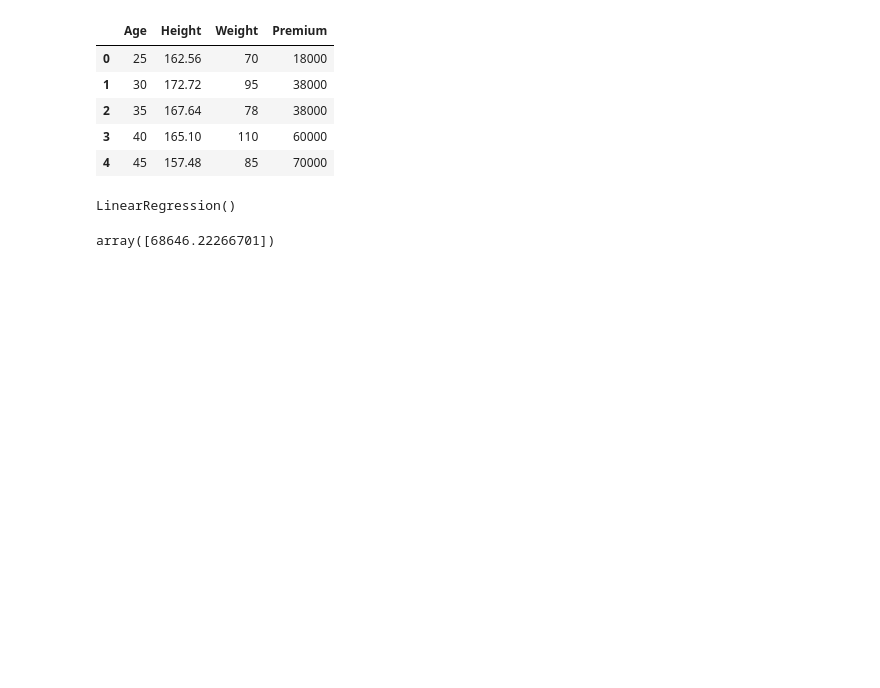
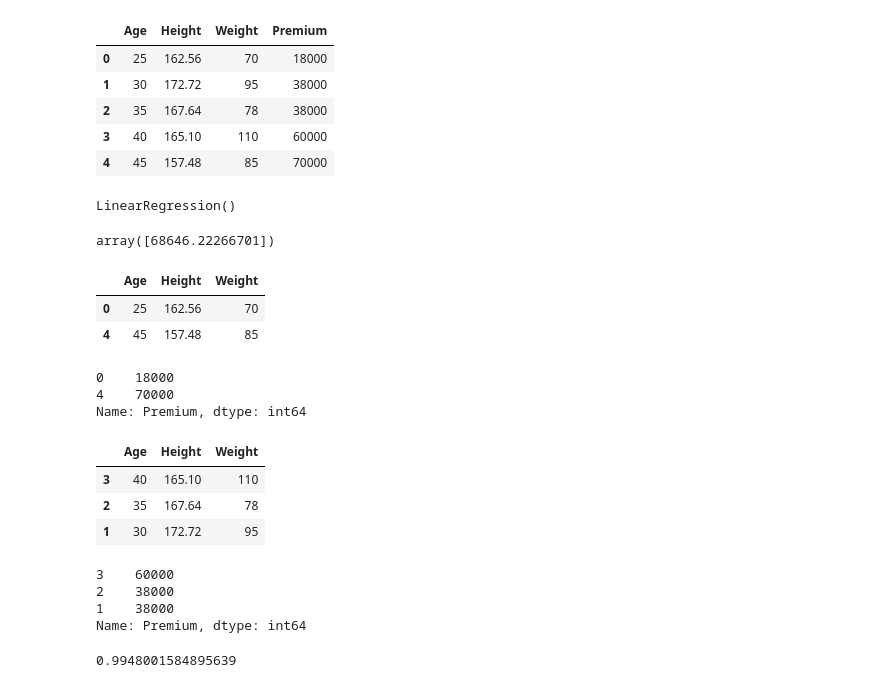
Before and after one commit to Fareed95/AI-ML-, a Jupyter notebook: Health insuarance with more specifically checker/model.ipynb, the cells around one changed output. Saved outputs shown, nothing was run; the diff lists cells and outputs as text; code cells hidden in the pictures; blank space fills up the shorter version.

```diff
--- a/Health insuarance with more specifically checker/model.ipynb
+++ b/Health insuarance with more specifically checker/model.ipynb
@@ -37,0 +40,32 @@ array([68646.22266701])
+# %%
+x_train, x_test,y_train,y_test = train_test_split(data[['Age','Height','Weight']], data['Premium'],test_size=0.3)
+# %%
+x_test
+# %% [output]
+|  | Age | Height | Weight |
+| 0 | 25 | 162.56 | 70 |
+| 4 | 45 | 157.48 | 85 |
+# %%
+y_test
+# %% [output]
+0    18000
+4    70000
+Name: Premium, dtype: int64
+# %%
+x_train
+# %% [output]
+|  | Age | Height | Weight |
+| 3 | 40 | 165.10 | 110 |
+| 2 | 35 | 167.64 | 78 |
+| 1 | 30 | 172.72 | 95 |
+# %%
+y_train
+# %% [output]
+3    60000
+2    38000
+1    38000
+Name: Premium, dtype: int64
+# %%
+reg.score(x_test,y_test)
+# %% [output]
+0.9948001584895639
```
Also changed, not shown: parts of 1 cell of this notebook, 6 other files.
